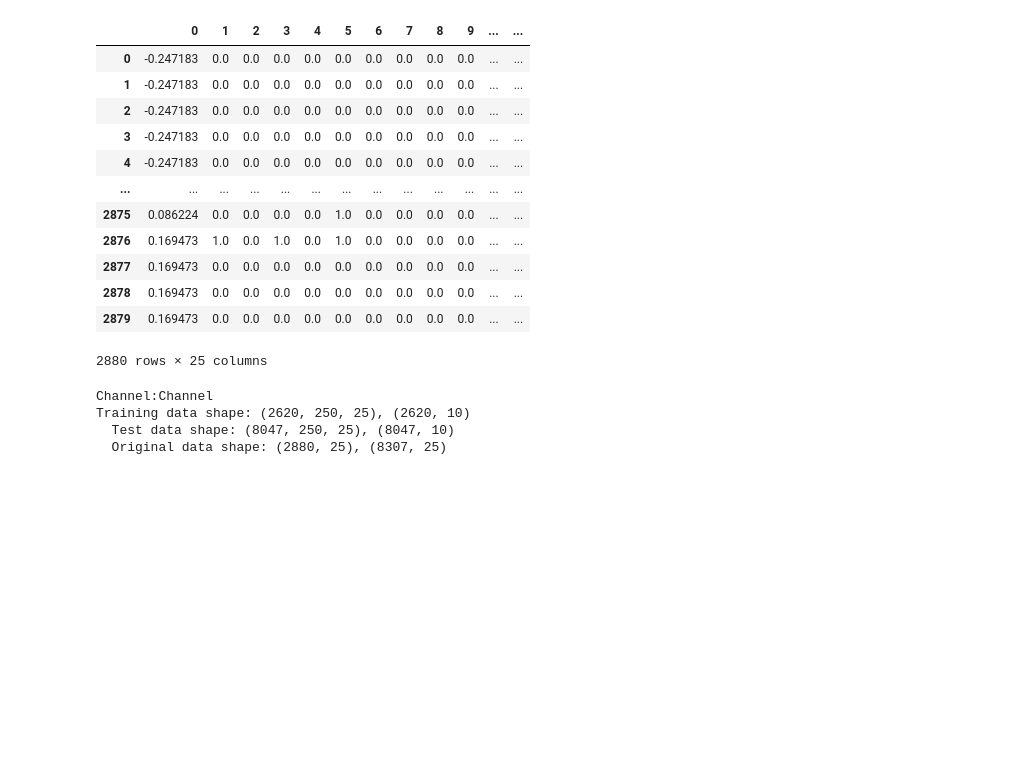
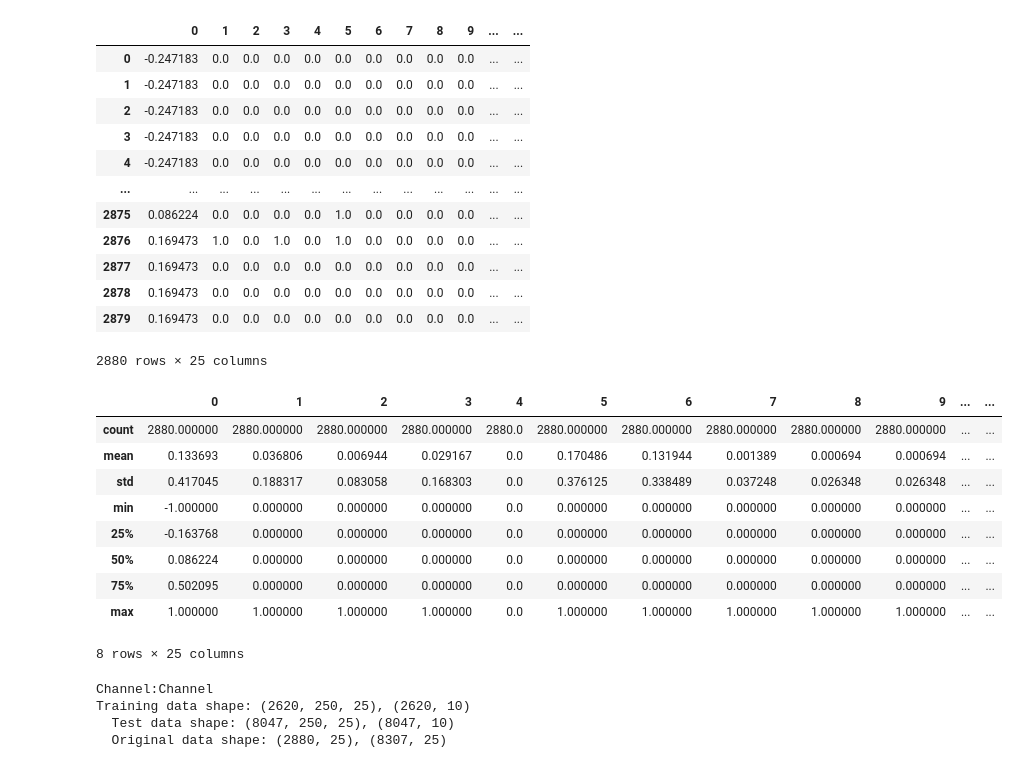
Before and after one commit to sedgewickmm18/mmfunctions, a Jupyter notebook: Telemanom.ipynb, the cells around one changed output. Drawn from its saved outputs; the diff is of its cells as text; code cells hidden in the pictures; blank space fills up the shorter version.

```diff
--- a/Telemanom.ipynb
+++ b/Telemanom.ipynb
@@ -130,6 +130,19 @@ df2
 | 2878 | 0.169473 | 0.0 | 0.0 | 0.0 | 0.0 | 0.0 | 0.0 | 0.0 | 0.0 | 0.0 | ... | ... |
 | 2879 | 0.169473 | 0.0 | 0.0 | 0.0 | 0.0 | 0.0 | 0.0 | 0.0 | 0.0 | 0.0 | ... | ... |
 2880 rows × 25 columns
+# %%
+df2.describe()
+# %% [output]
+|  | 0 | 1 | 2 | 3 | 4 | 5 | 6 | 7 | 8 | 9 | ... | ... |
+| count | 2880.000000 | 2880.000000 | 2880.000000 | 2880.000000 | 2880.0 | 2880.000000 | 2880.000000 | 2880.000000 | 2880.000000 | 2880.000000 | ... | ... |
+| mean | 0.133693 | 0.036806 | 0.006944 | 0.029167 | 0.0 | 0.170486 | 0.131944 | 0.001389 | 0.000694 | 0.000694 | ... | ... |
+| std | 0.417045 | 0.188317 | 0.083058 | 0.168303 | 0.0 | 0.376125 | 0.338489 | 0.037248 | 0.026348 | 0.026348 | ... | ... |
+| min | -1.000000 | 0.000000 | 0.000000 | 0.000000 | 0.0 | 0.000000 | 0.000000 | 0.000000 | 0.000000 | 0.000000 | ... | ... |
+| 25% | -0.163768 | 0.000000 | 0.000000 | 0.000000 | 0.0 | 0.000000 | 0.000000 | 0.000000 | 0.000000 | 0.000000 | ... | ... |
+| 50% | 0.086224 | 0.000000 | 0.000000 | 0.000000 | 0.0 | 0.000000 | 0.000000 | 0.000000 | 0.000000 | 0.000000 | ... | ... |
+| 75% | 0.502095 | 0.000000 | 0.000000 | 0.000000 | 0.0 | 0.000000 | 0.000000 | 0.000000 | 0.000000 | 0.000000 | ... | ... |
+| max | 1.000000 | 1.000000 | 1.000000 | 1.000000 | 0.0 | 1.000000 | 1.000000 | 1.000000 | 1.000000 | 1.000000 | ... | ... |
+8 rows × 25 columns
 # %%
 # split training data into windows of size 260:
 #   lookback aka l_s (defined in config.yaml as 250) + n_predictions (defined in config.yaml as 10)
```
Also changed, not shown: parts of 14 cells of this notebook.
